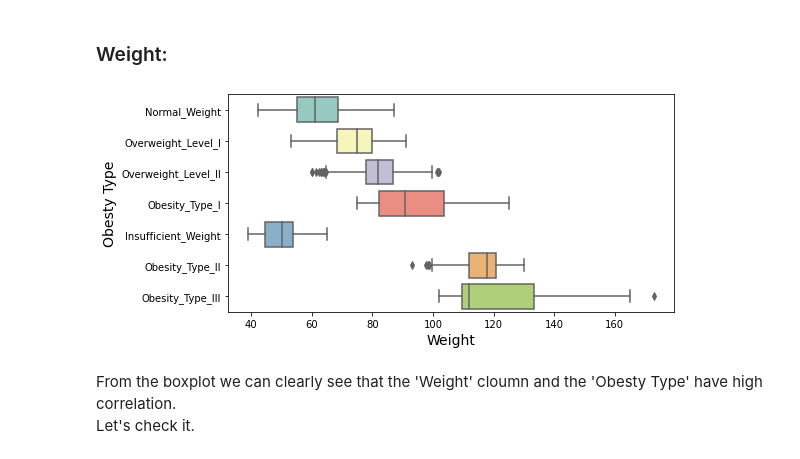
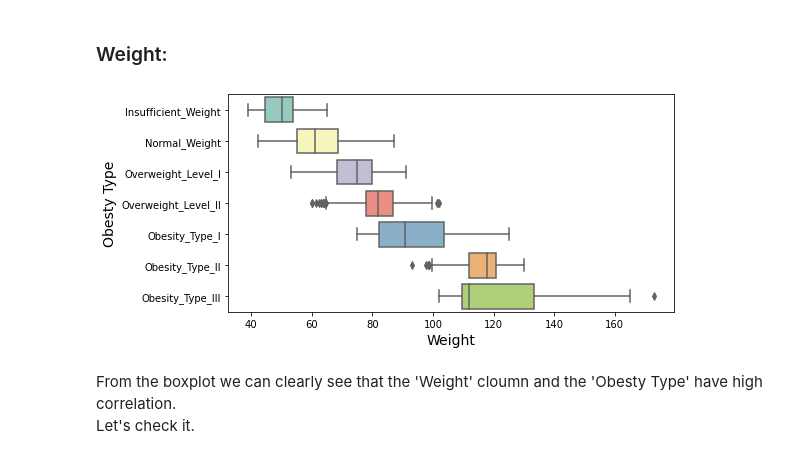
Before and after one commit to NoaAmichai/Obesity-Data-Science-Project, a Jupyter notebook: Obesity.ipynb, the cells around one changed output. Saved outputs shown, nothing was run; the diff lists cells and outputs as text; code cells hidden in the pictures.

```diff
--- a/Obesity.ipynb
+++ b/Obesity.ipynb
@@ -110,12 +110,14 @@ ax.xaxis.set_ticklabels(['Insufficient_Weight','Normal_Weight', 'Overweight_Leve
 ### Weight:
 # %%
 plt.figure(figsize=(8,4))
-sns.boxplot(x="Weight", y="NObeyesdad", data=df[["Weight","NObeyesdad"]],palette="Set3")
+order_list = ['Insufficient_Weight','Normal_Weight', 'Overweight_Level_I','Overweight_Level_II',
+       'Obesity_Type_I', 'Obesity_Type_II','Obesity_Type_III' ]
+sns.boxplot(x="Weight", y="NObeyesdad", data=df[["Weight","NObeyesdad"]],palette="Set3", order= order_list)
 plt.xlabel("Weight", size=14)
 plt.ylabel("Obesty Type", size=14)
 plt.show()
 # %% [output]
-[figure, old version]
+[figure, new version]
 # %% [markdown]
 From the boxplot we can clearly see that the 'Weight' cloumn and the 'Obesty Type' have high correlation.<br>
 Let's check it.
```
Also changed, not shown: parts of 7 cells of this notebook.
